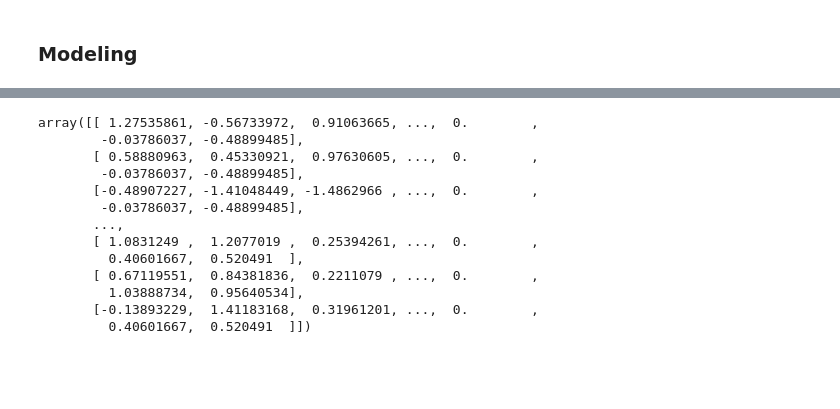
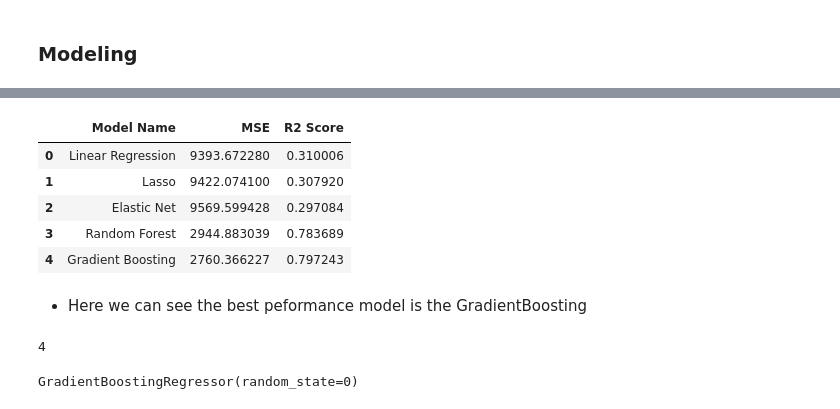
Before and after one commit to lynncyueliang/intern-take-home-assessment, a Jupyter notebook: YueLiang_Lynnc_takehome_assessment.ipynb, the cells around one changed output, grey strips where cells are left out. Cells and saved outputs as stored; diff of their text form; code cells hidden in the pictures; blank space fills up the shorter version.

```diff
--- a/YueLiang_Lynnc_takehome_assessment.ipynb
+++ b/YueLiang_Lynnc_takehome_assessment.ipynb
@@ -273,4 +245,0 @@ r2_score(y_test, y_pred)
-# %%
-model = GradientBoostingRegressor(random_state=0).fit(X_train, y_train)
-y_pred = model.predict(X_test)
-mean_squared_error(y_test, y_pred)
@@ -282,0 +285,11 @@ r2_score(y_test, y_pred)
+# %%
+pd.DataFrame({'Model Name': model_names, 'MSE': MSEs, 'R2 Score': R2})
+# %% [output]
+|  | Model Name | MSE | R2 Score |
+| 0 | Linear Regression | 9393.672280 | 0.310006 |
+| 1 | Lasso | 9422.074100 | 0.307920 |
+| 2 | Elastic Net | 9569.599428 | 0.297084 |
+| 3 | Random Forest | 2944.883039 | 0.783689 |
+| 4 | Gradient Boosting | 2760.366227 | 0.797243 |
+# %% [markdown]
+* Here we can see the best peformance model is the GradientBoosting
@@ -283,23 +298,15 @@ r2_score(y_test, y_pred)
+# %%
+model_names.index('Gradient Boosting')
+# %% [output]
+4
+# %%
+fitted_model[model_names.index('Gradient Boosting')]
+# %% [output]
+GradientBoostingRegressor(random_state=0)
 # %%
 #retrieve the data to be predicted from location 11, 12, 13:
 data_new = dta.loc[dta.location_id.isin([11, 12, 13])]
 # %%
 X_new = scaler.transform(np.array(data_new.iloc[:, 2:]))
-# %%
-X_new
-# %% [output]
-array([[ 1.27535861, -0.56733972,  0.91063665, ...,  0.        ,
-        -0.03786037, -0.48899485],
-       [ 0.58880963,  0.45330921,  0.97630605, ...,  0.        ,
-        -0.03786037, -0.48899485],
-       [-0.48907227, -1.41048449, -1.4862966 , ...,  0.        ,
-        -0.03786037, -0.48899485],
-       ...,
-       [ 1.0831249 ,  1.2077019 ,  0.25394261, ...,  0.        ,
-         0.40601667,  0.520491  ],
-       [ 0.67119551,  0.84381836,  0.2211079 , ...,  0.        ,
-         1.03888734,  0.95640534],
-       [-0.13893229,  1.41183168,  0.31961201, ...,  0.        ,
-         0.40601667,  0.520491  ]])
 # %%
 #predict the profit:
```
Also changed, not shown: parts of 23 cells of this notebook.
